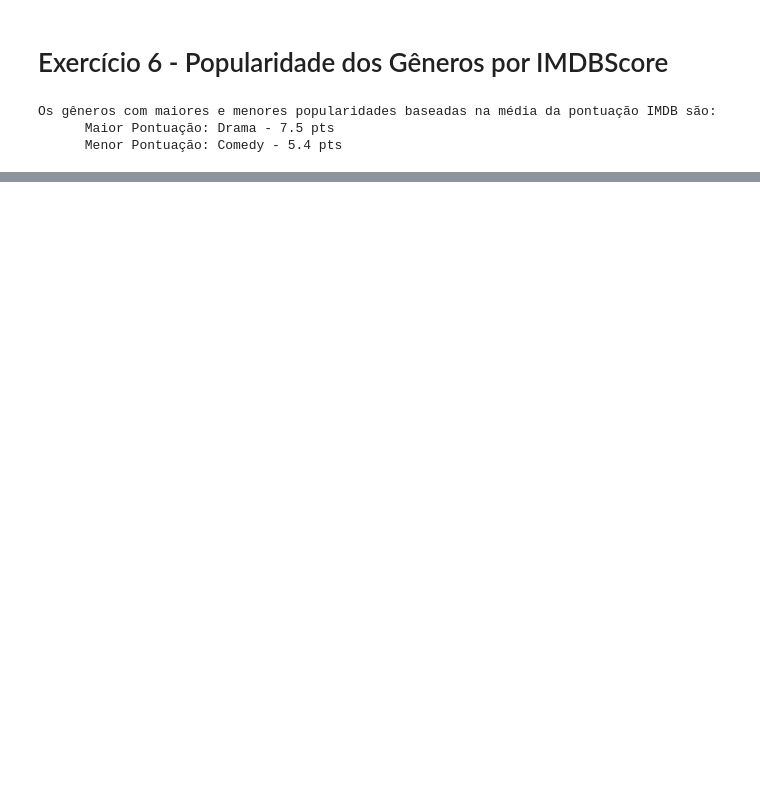
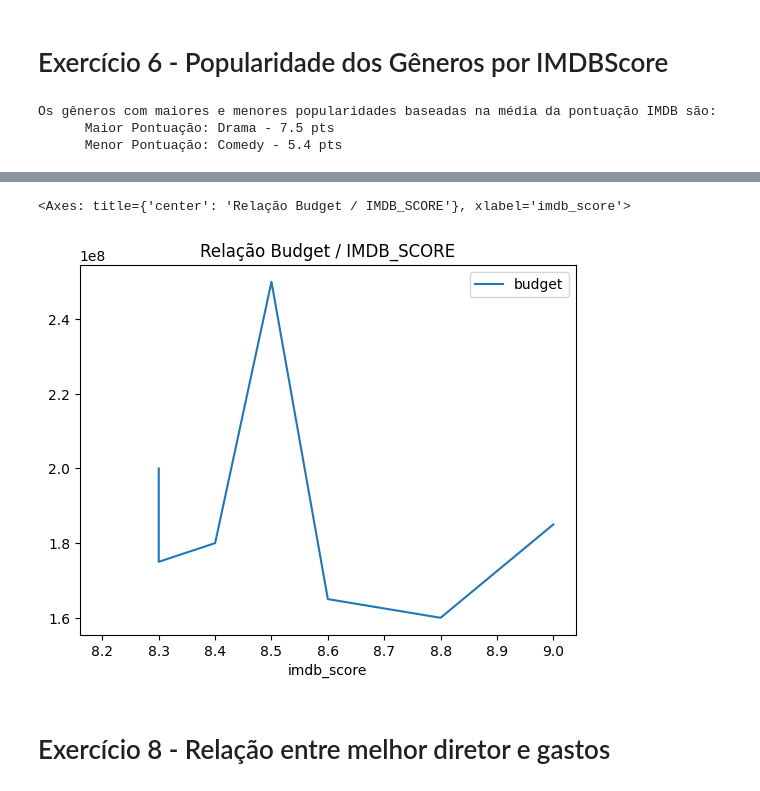
Before and after one commit to ltsmartins/AdaDS, a Jupyter notebook: TecnicasProgramacao/Ex06.ipynb, the cells around one changed output, grey strips where cells are left out. Saved outputs shown, nothing was run; the diff lists cells and outputs as text; code cells hidden in the pictures; blank space fills up the shorter version.

```diff
--- a/TecnicasProgramacao/Ex06.ipynb
+++ b/TecnicasProgramacao/Ex06.ipynb
@@ -128,0 +133,7 @@ Os gêneros com maiores e menores popularidades baseadas na média da pontuaçã
+# %%
+df_temp2 = df.sort_values('imdb_score', ascending=False).head(10)
+display(df_temp2)
+
+print('Spearman: ', df_temp2['budget'].corr(df_temp2['imdb_score'], 'spearman'))
+print('Kendall: ', df_temp2['budget'].corr(df_temp2['imdb_score'], 'kendall'))
+print('Pearson: ', df_temp2['budget'].corr(df['imdb_score'], 'pearson'))
@@ -128,0 +157,7 @@ Os gêneros com maiores e menores popularidades baseadas na média da pontuaçã
+# %%
+df_temp2.plot(y='budget', x='imdb_score', title='Relação Budget / IMDB_SCORE')
+# %% [output]
+<Axes: title={'center': 'Relação Budget / IMDB_SCORE'}, xlabel='imdb_score'>
+[figure, added]
+# %% [markdown]
+# Exercício 8 - Relação entre melhor diretor e gastos
```
Also changed, not shown: parts of 12 cells of this notebook.
